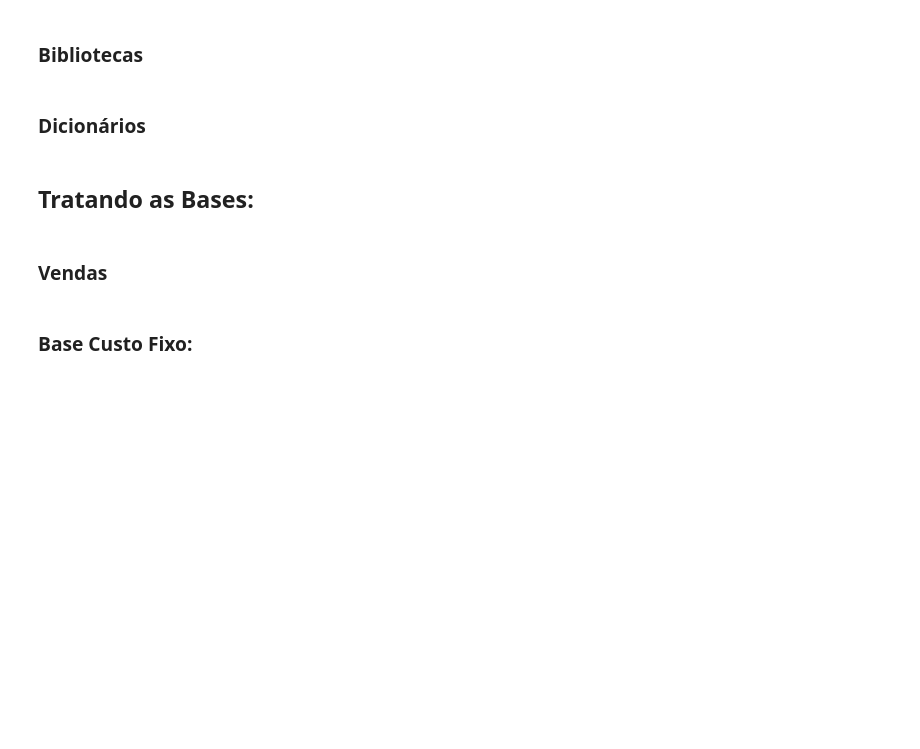
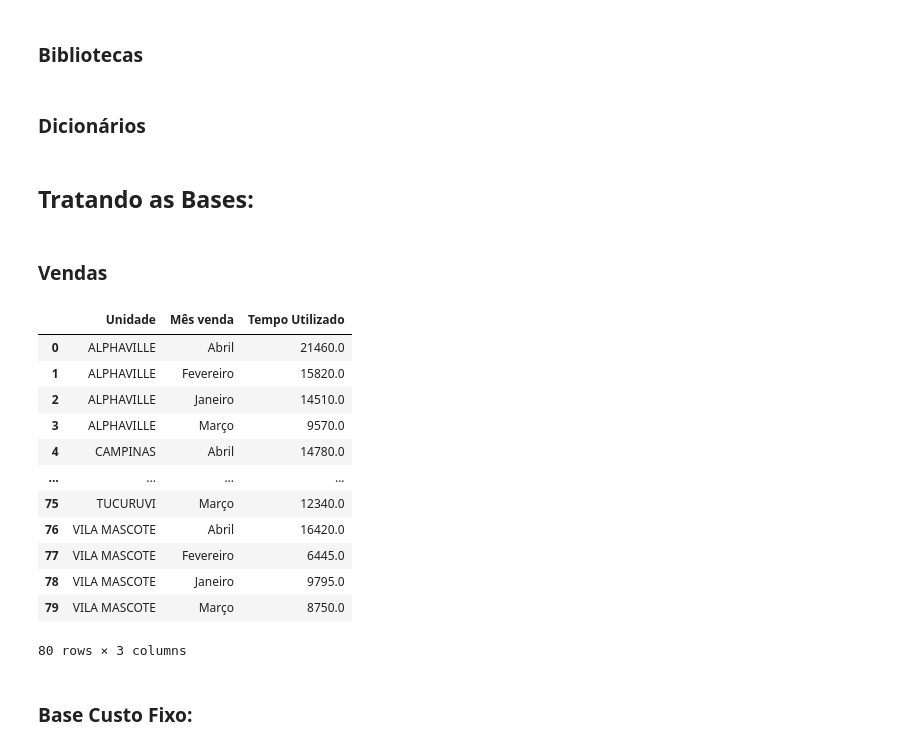
Before and after one commit to Devthalesant/Rentabilidade, a Jupyter notebook: Functions/tratando_bases.ipynb, the cells around one changed output. Saved outputs shown, nothing was run; the diff lists cells and outputs as text; code cells hidden in the pictures; blank space fills up the shorter version.

```diff
--- a/Functions/tratando_bases.ipynb
+++ b/Functions/tratando_bases.ipynb
@@ -636,5 +636,5 @@ vmb_2024_concat.to_csv('C:/Users/novo1/OneDrive/Desktop/Dev/Rentabilidade Anual/
 # %%
-vmb_concat_path = 'C:/Users/novo1/OneDrive/Desktop/Dev/Rentabilidade Anual/Bases/Venda Mesal Bruta/2024/vmb_2024_concat.csv'
+vmb_concat_path = 'C:/Users/novo1/OneDrive/Desktop/Dev/Rentabilidade Anual/Bases/Venda Mesal Bruta/2025/vmb_2025_concat.csv'
 
 
 vmb_concat = pd.read_csv(vmb_concat_path,low_memory=False)
@@ -723,35 +723,51 @@ vmb_concat["Cortesia?"] = (vmb_concat['Procedimento'].str.contains("CORTESIA", c
 cartao = 0.0818
 imposto = 0.1425
 comissao = 0.04
 
 cmv = cartao + imposto + comissao
 
 vmb_concat['Custo Sobre Venda'] = vmb_concat['Valor liquido item'] * cmv
 
 # Colocando Tempo dos procedimentos
 vmb_concat["Tempo Procedimento"] = vmb_concat['Procedimento_padronizado'].map(duration_dic)
 
 #tratando o tempo
 vmb_concat['Tempo Procedimento'] = pd.to_timedelta(vmb_concat['Tempo Procedimento']).dt.total_seconds() // 60
 
 vmb_concat['Tempo Total'] = vmb_concat['Tempo Procedimento'] * vmb_concat["Quantidade"]
 
 vmb_concat_columns = ['ID orçamento', 'ID cliente', 'Status', 'Mês venda', 'Unidade',
                       'Valor líquido','Procedimento_padronizado', 'Quantidade',
                       'Valor tabela item','Valor tabela total','Valor liquido item','Valor unitário','Tempo Total', 'Custo Produto',
                       'Custo Insumos', 'Custo Mod', 'Custo Direto Total', 'Custo Sobre Venda','Cortesia?']
 
 
 
 vmb_concat = vmb_concat[vmb_concat_columns]
 
 vmb_concat = vmb_concat.rename(columns={"Tempo Total" : "Tempo Utilizado"})
 
 # Horas utilizadas por unidade:
 
-df_tempo_pago = vmb_concat.groupby(['Unidade']).agg({"Tempo Utilizado" : 'sum'}).reset_index()
+df_tempo_pago = vmb_concat.groupby(['Unidade','Mês venda']).agg({"Tempo Utilizado" : 'sum'}).reset_index()
 
-vmb_concat.to_csv("C:/Users/novo1/OneDrive/Desktop/Dev/Rentabilidade Anual/Bases/Venda Mesal Bruta/2024/vmb_2024_concat_treated.csv")
+#vmb_concat.to_csv("C:/Users/novo1/OneDrive/Desktop/Dev/Rentabilidade Anual/Bases/Venda Mesal Bruta/2024/vmb_2024_concat_treated.csv")
+
+df_tempo_pago
+# %% [output]
+|  | Unidade | Mês venda | Tempo Utilizado |
+| 0 | ALPHAVILLE | Abril | 21460.0 |
+| 1 | ALPHAVILLE | Fevereiro | 15820.0 |
+| 2 | ALPHAVILLE | Janeiro | 14510.0 |
+| 3 | ALPHAVILLE | Março | 9570.0 |
+| 4 | CAMPINAS | Abril | 14780.0 |
+| ... | ... | ... | ... |
+| 75 | TUCURUVI | Março | 12340.0 |
+| 76 | VILA MASCOTE | Abril | 16420.0 |
+| 77 | VILA MASCOTE | Fevereiro | 6445.0 |
+| 78 | VILA MASCOTE | Janeiro | 9795.0 |
+| 79 | VILA MASCOTE | Março | 8750.0 |
+80 rows × 3 columns
 # %% [markdown]
 ### Base Custo Fixo:
 # %%
```
Also changed, not shown: parts of 4 cells of this notebook, 2 other files.
